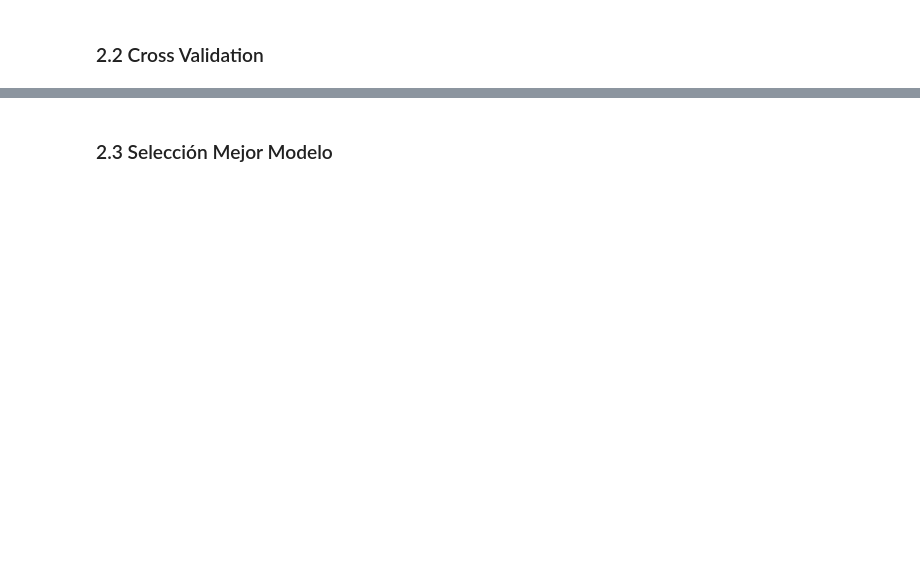
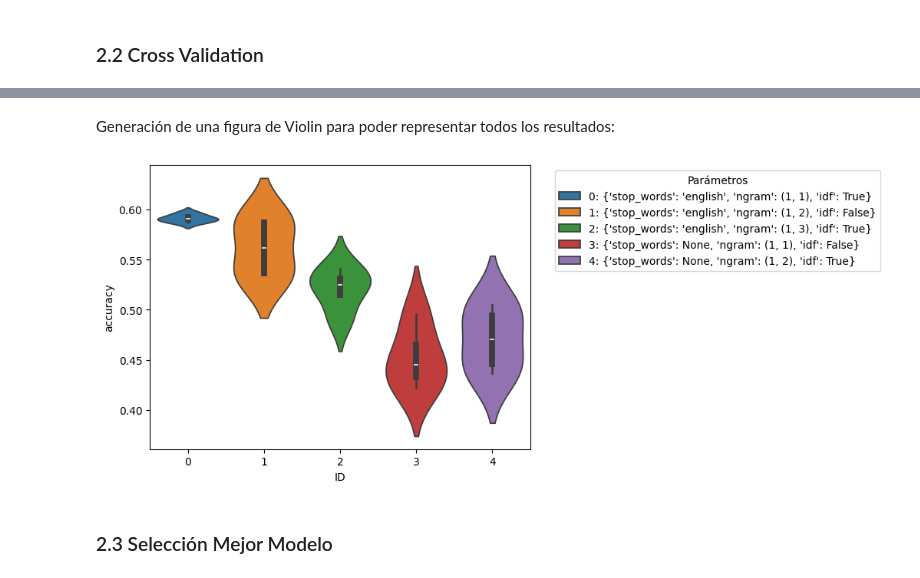
Before and after one commit to efviodo/mcdaa-intro-cd, a Jupyter notebook: Tarea2/laboratorio_2.ipynb, the cells around one changed output, grey strips where cells are left out. Saved outputs shown, nothing was run; the diff lists cells and outputs as text; code cells hidden in the pictures; blank space fills up the shorter version.

```diff
--- a/Tarea2/laboratorio_2.ipynb
+++ b/Tarea2/laboratorio_2.ipynb
@@ -1020,0 +1075,5 @@ ToDo
+# %%
+def get_accuracy(y_true, y_pred):
+    return (y_true == y_pred).sum() / len(y_true)
+
+get_accuracy(y_train, y_pred_train)
@@ -1023,2 +1191,17 @@ ToDo
+# %% [markdown]
+Generación de una figura de Violin para poder representar todos los resultados:
+# %%
+df = pd.DataFrame(resultados)
+df['param_id'] = df['params'].astype('category').cat.codes
+df['param_id_str'] = df['param_id'].astype(str) + ": " + df['params']
+
+sns.violinplot(x="param_id", y="accuracy", hue="param_id_str",data=df)
+plt.xlabel("ID")
+plt.xticks(rotation=0)
+plt.legend(bbox_to_anchor=(1.05, 1), loc='upper left', title='Parámetros')
+
+plt.show()
+# %% [output]
+[figure, added]
 # %% [markdown]
 ### 2.3 Selección Mejor Modelo <a name="best-model-selection"></a>
```
Also changed, not shown: parts of 34 cells of this notebook, 1 other file.
